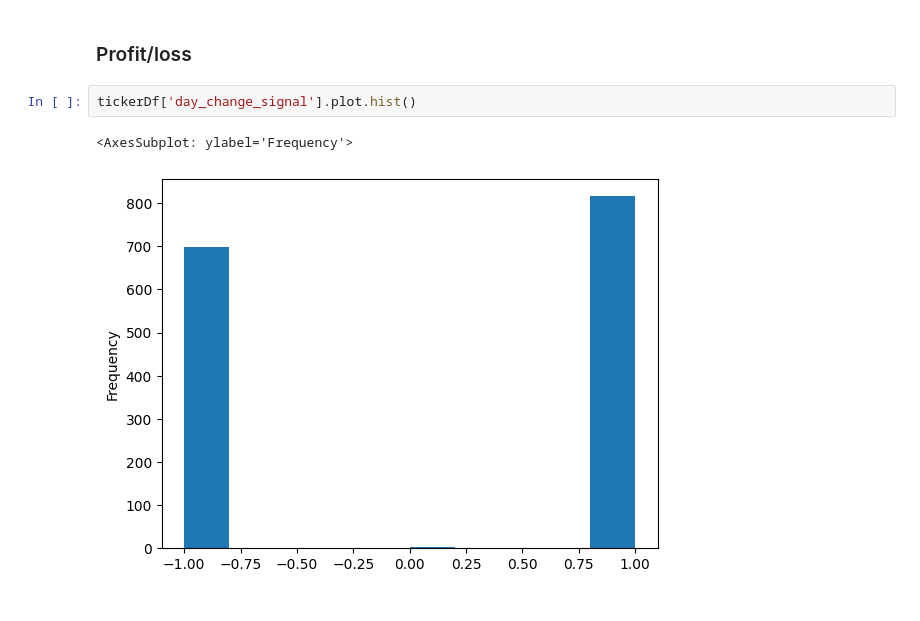
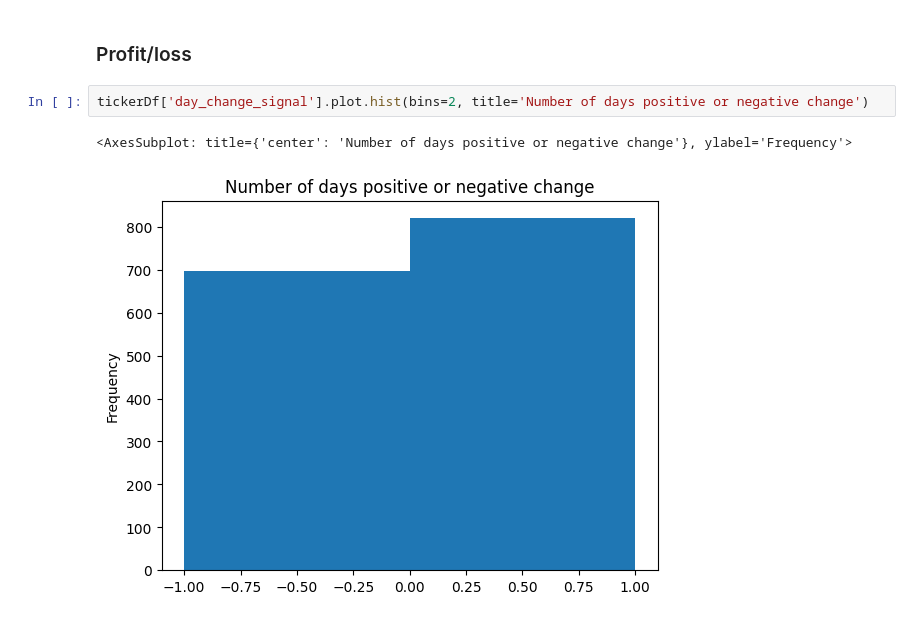
Before and after one commit to montgoz007/stock-price-prediction, a Jupyter notebook: data_engineering.ipynb, the cells around one changed output. Cells and saved outputs as stored; diff of their text form.

```diff
--- a/data_engineering.ipynb
+++ b/data_engineering.ipynb
@@ -84,11 +105,11 @@ tickerDf.describe().T
 ### Charting
 # %% [markdown]
 ### Profit/loss
-# %%
-tickerDf['day_change_signal'].plot.hist()
-# %% [output]
-<AxesSubplot: ylabel='Frequency'>
-[figure, removed]
+# %%
+tickerDf['day_change_signal'].plot.hist(bins=2, title='Number of days positive or negative change')
+# %% [output]
+<AxesSubplot: title={'center': 'Number of days positive or negative change'}, ylabel='Frequency'>
+[figure, added]
 # %%
 tickerDf[['Open', 'Close']].plot()
 # %% [output]
```
Also changed, not shown: parts of 25 cells of this notebook.
